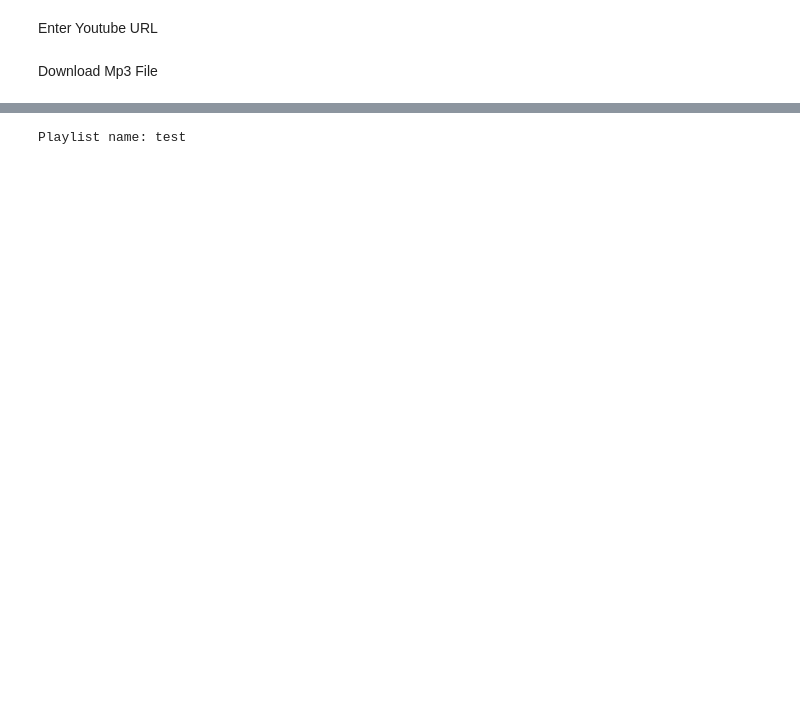
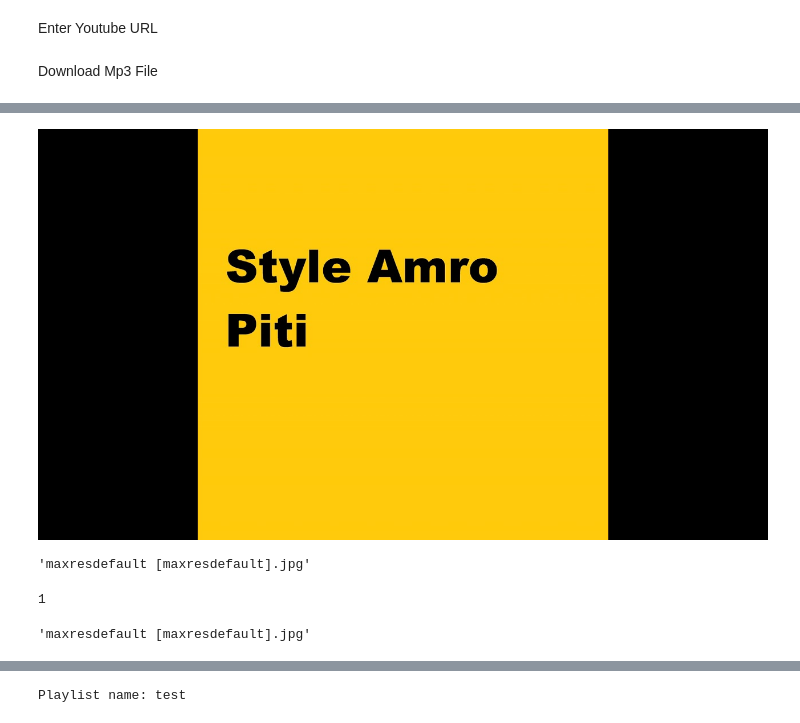
Before and after one commit to R3-da/youtube-music-downloader, a Jupyter notebook: playlist-downloader.ipynb, the cells around one changed output, grey strips where cells are left out. Saved outputs shown, nothing was run; the diff lists cells and outputs as text; code cells hidden in the pictures; blank space fills up the shorter version.

Commit message:
working on the loop to download thumbnails

```diff
--- a/playlist-downloader.ipynb
+++ b/playlist-downloader.ipynb
@@ -88 +102,15 @@ Assign Thumbnail To Audio File And Delete .jpg File
+# %%
+img
+# %% [output]
+[figure, added]
+# %%
+import glob
+
+file_list = glob.glob('max*') # find all files starting with "test"
+if file_list: # check if any files were found
+    first_file = file_list[0] # get the name of the first file
+
+first_file
+# %% [output]
+'maxresdefault [maxresdefault].jpg'
 # %%
@@ -105,0 +123,11 @@ else:
+# %%
+file_list = glob.glob('maxresdefault*') # find all files starting with thumbnail_filename
+if file_list: # check if any files were found
+    print("1")
+    first_file = file_list[0] # get the name of the first file
+# %% [output]
+1
+# %%
+first_file
+# %% [output]
+'maxresdefault [maxresdefault].jpg'
```
Also changed, not shown: parts of 15 cells of this notebook.
